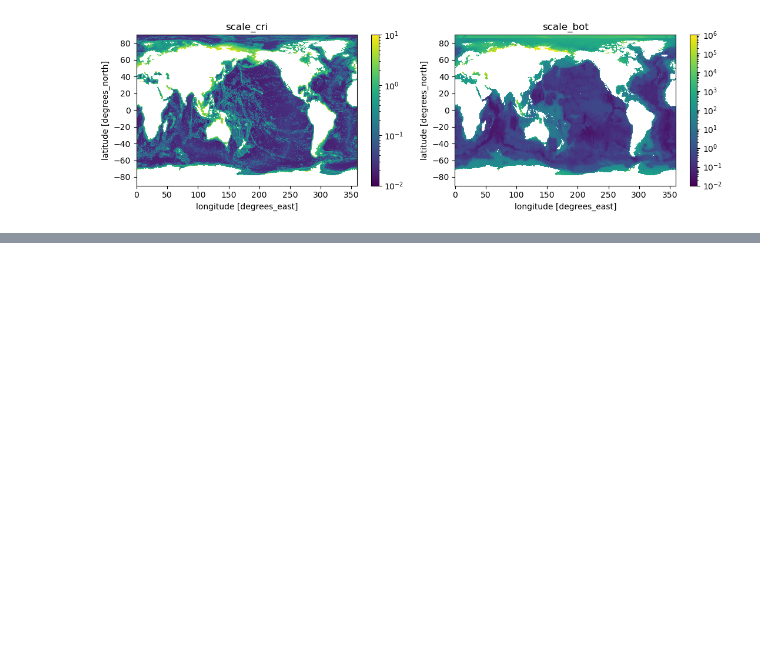
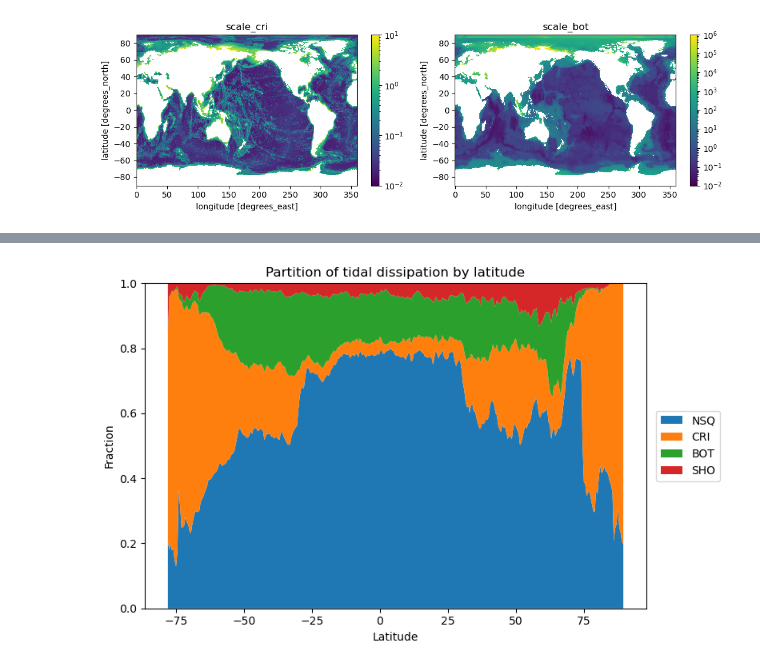
Before and after one commit to asozza/ecearth-quests, a Jupyter notebook: epochal/analysis/iwm-analysis.ipynb, the cells around one changed output, grey strips where cells are left out. Cells and saved outputs as stored; diff of their text form; code cells hidden in the pictures; blank space fills up the shorter version.

```diff
--- a/epochal/analysis/iwm-analysis.ipynb
+++ b/epochal/analysis/iwm-analysis.ipynb
@@ -227,0 +253,33 @@ plt.tight_layout()
+# %%
+# zonal mean / stacked histogram
+
+lat = iwm_modern.latitude
+
+p_nsq_lat = (iwm_modern['power_nsq']/iwm_modern['tidal_dissipation']).mean(dim=['longitude'])
+p_cri_lat = (iwm_modern['power_cri']/iwm_modern['tidal_dissipation']).mean(dim=['longitude'])
+p_sho_lat = (iwm_modern['power_sho']/iwm_modern['tidal_dissipation']).mean(dim=['longitude'])
+p_bot_lat = (iwm_modern['power_bot']/iwm_modern['tidal_dissipation']).mean(dim=['longitude'])
+
+plt.figure(figsize=(8,5))
+plt.stackplot(
+    lat,
+    p_nsq_lat,
+    p_cri_lat,
+    p_bot_lat,
+    p_sho_lat,
+    labels=["NSQ", "CRI", "BOT", "SHO"]
+)
+
+plt.ylabel("Fraction")
+plt.xlabel("Latitude")
+plt.title("Partition of tidal dissipation by latitude")
+plt.ylim(0,1)
+plt.legend(
+    loc="center left",
+    bbox_to_anchor=(1.02, 0.5),  # x > 1 sposta la leggenda fuori
+    borderaxespad=0
+)
+plt.tight_layout()
+plt.show()
+# %% [output]
+[figure, added]
```
Also changed, not shown: parts of 6 cells of this notebook.
